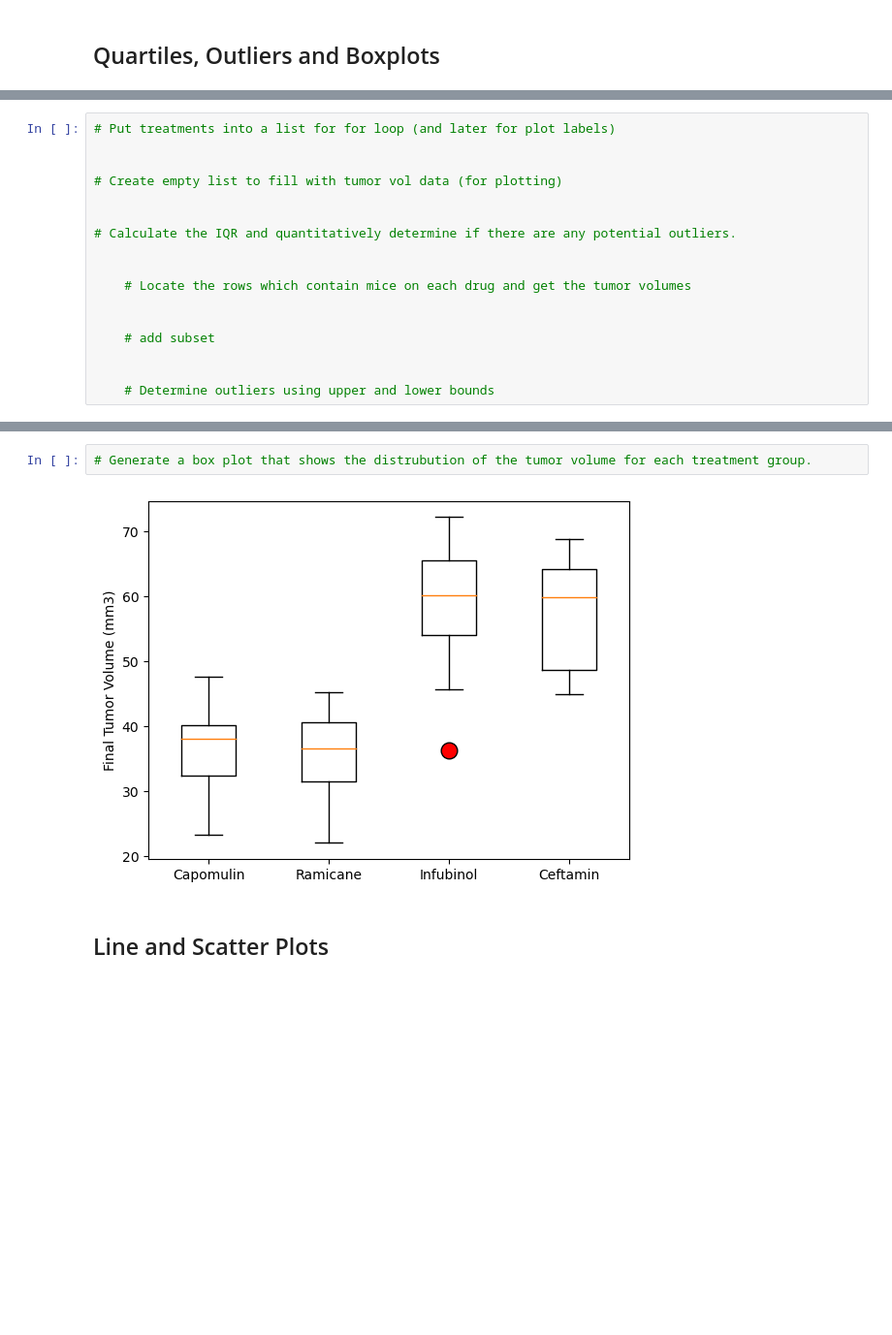
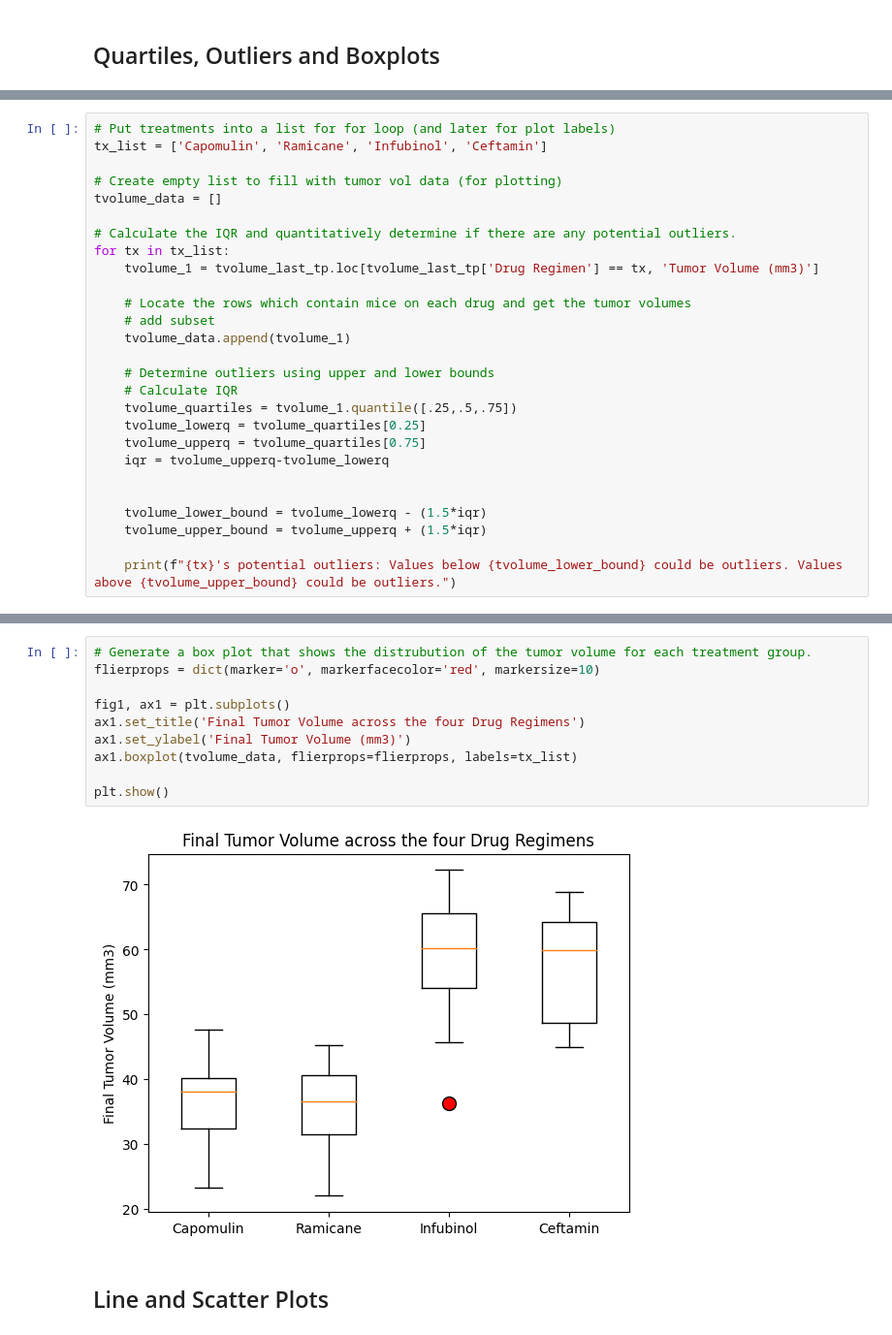
Before and after one commit to jenalvz/Matplotlib-challenge, a Jupyter notebook: pymaceuticals_JAlvarez.ipynb, the cells around one changed output, grey strips where cells are left out. Shown at 97% size. Cells and saved outputs as stored; diff of their text form; blank space fills up the shorter version.

```diff
--- a/pymaceuticals_JAlvarez.ipynb
+++ b/pymaceuticals_JAlvarez.ipynb
@@ -233,18 +250,28 @@ plt.show()
 # %%
 # Put treatments into a list for for loop (and later for plot labels)
+tx_list = ['Capomulin', 'Ramicane', 'Infubinol', 'Ceftamin']
+
+# Create empty list to fill with tumor vol data (for plotting)
+tvolume_data = []
+
+# Calculate the IQR and quantitatively determine if there are any potential outliers.
+for tx in tx_list:
+    tvolume_1 = tvolume_last_tp.loc[tvolume_last_tp['Drug Regimen'] == tx, 'Tumor Volume (mm3)']
+
+    # Locate the rows which contain mice on each drug and get the tumor volumes
+    # add subset
+    tvolume_data.append(tvolume_1)
+
+    # Determine outliers using upper and lower bounds
+    # Calculate IQR
+    tvolume_quartiles = tvolume_1.quantile([.25,.5,.75])
+    tvolume_lowerq = tvolume_quartiles[0.25]
+    tvolume_upperq = tvolume_quartiles[0.75]
+    iqr = tvolume_upperq-tvolume_lowerq
 
 
-# Create empty list to fill with tumor vol data (for plotting)
+    tvolume_lower_bound = tvolume_lowerq - (1.5*iqr)
+    tvolume_upper_bound = tvolume_upperq + (1.5*iqr)
 
-
-# Calculate the IQR and quantitatively determine if there are any potential outliers.
-
-
-    # Locate the rows which contain mice on each drug and get the tumor volumes
-
-
-    # add subset
-
-
-    # Determine outliers using upper and lower bounds
+    print(f"{tx}'s potential outliers: Values below {tvolume_lower_bound} could be outliers. Values above {tvolume_upper_bound} could be outliers.")
 # %% [output]
@@ -256,7 +282,15 @@ Ceftamin's potential outliers: Series([], Name: Tumor Volume (mm3), dtype: float
 # %%
 # Generate a box plot that shows the distrubution of the tumor volume for each treatment group.
+flierprops = dict(marker='o', markerfacecolor='red', markersize=10)
+
+fig1, ax1 = plt.subplots()
+ax1.set_title('Final Tumor Volume across the four Drug Regimens')
+ax1.set_ylabel('Final Tumor Volume (mm3)')
+ax1.boxplot(tvolume_data, flierprops=flierprops, labels=tx_list)
+
+plt.show()
 # %% [output]
-[figure, old version]
+[figure, new version]
 # %% [markdown]
 ## Line and Scatter Plots
 # %%
```
Also changed, not shown: parts of 5 cells of this notebook, 1 other file.
